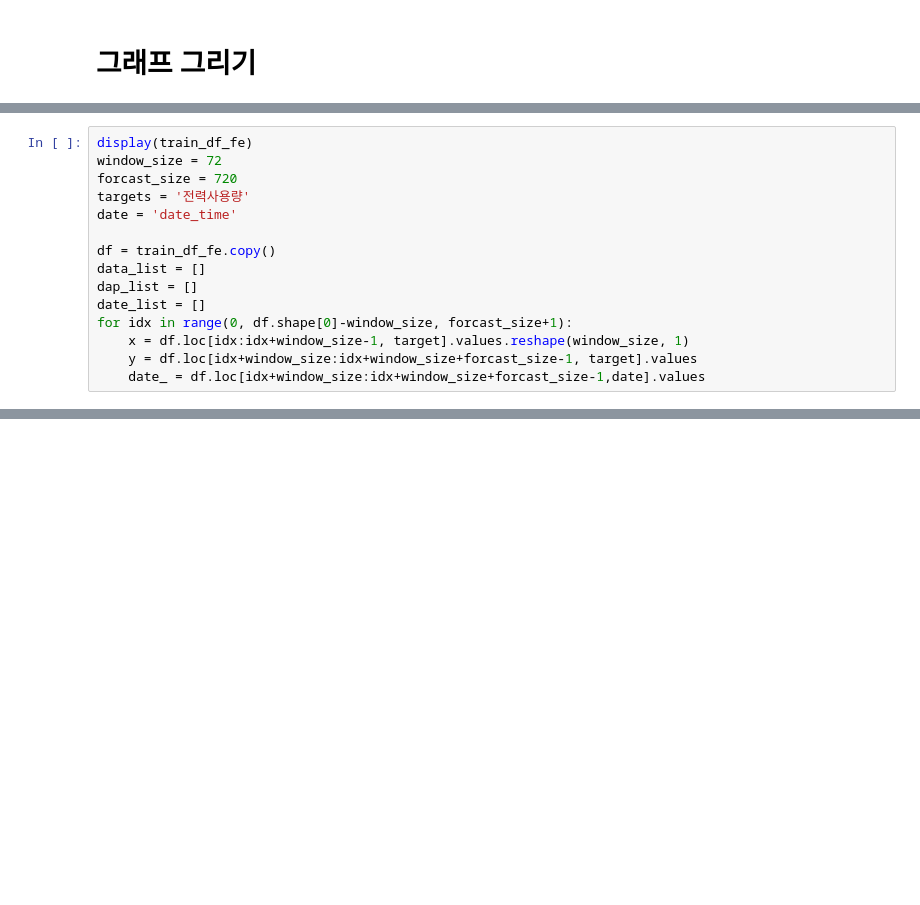
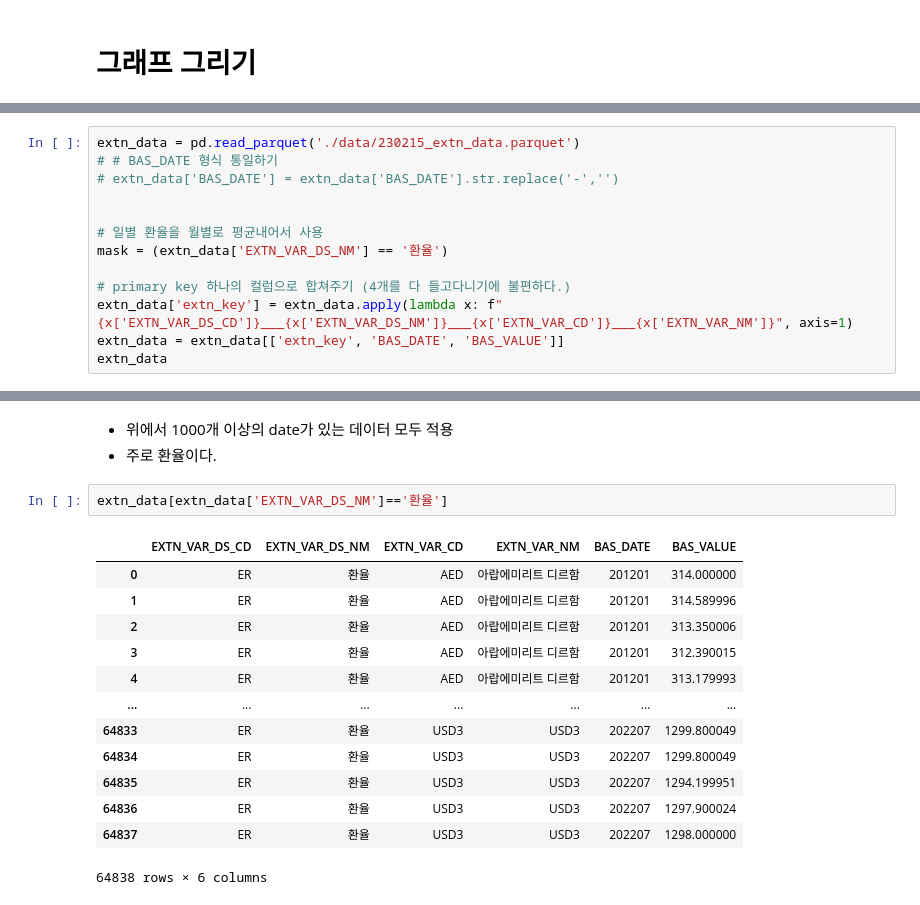
Before and after one commit to epzlfnql/Automated-Trading-Systems, a Jupyter notebook: 장기시계열예측_방법론/LTSF.ipynb, the cells around one changed output, grey strips where cells are left out. Drawn from its saved outputs; the diff is of its cells as text; blank space fills up the shorter version.

```diff
--- a/장기시계열예측_방법론/LTSF.ipynb
+++ b/장기시계열예측_방법론/LTSF.ipynb
@@ -701,15 +509,0 @@ for name, w in weights_list.items():
-# %%
-display(train_df_fe)
-window_size = 72
-forcast_size = 720
-targets = '전력사용량'
-date = 'date_time'
-
-df = train_df_fe.copy()
-data_list = []
-dap_list = []
-date_list = []
-for idx in range(0, df.shape[0]-window_size, forcast_size+1):
-    x = df.loc[idx:idx+window_size-1, target].values.reshape(window_size, 1)
-    y = df.loc[idx+window_size:idx+window_size+forcast_size-1, target].values
-    date_ = df.loc[idx+window_size:idx+window_size+forcast_size-1,date].values
@@ -887,0 +558,13 @@ class Model(nn.Module):
+# %%
+extn_data = pd.read_parquet('./data/230215_extn_data.parquet')
+# # BAS_DATE 형식 통일하기
+# extn_data['BAS_DATE'] = extn_data['BAS_DATE'].str.replace('-','')
+
+
+# 일별 환율을 월별로 평균내어서 사용
+mask = (extn_data['EXTN_VAR_DS_NM'] == '환율')
+
+# primary key 하나의 컬럼으로 합쳐주기 (4개를 다 들고다니기에 불편하다.)
+extn_data['extn_key'] = extn_data.apply(lambda x: f"{x['EXTN_VAR_DS_CD']}___{x['EXTN_VAR_DS_NM']}___{x['EXTN_VAR_CD']}___{x['EXTN_VAR_NM']}", axis=1)
+extn_data = extn_data[['extn_key', 'BAS_DATE', 'BAS_VALUE']]
+extn_data
@@ -887,0 +605,19 @@ class Model(nn.Module):
+# %% [markdown]
+- 위에서 1000개 이상의 date가 있는 데이터 모두 적용
+- 주로 환율이다.
+# %%
+extn_data[extn_data['EXTN_VAR_DS_NM']=='환율']
+# %% [output]
+|  | EXTN_VAR_DS_CD | EXTN_VAR_DS_NM | EXTN_VAR_CD | EXTN_VAR_NM | BAS_DATE | BAS_VALUE |
+| 0 | ER | 환율 | AED | 아랍에미리트 디르함 | 201201 | 314.000000 |
+| 1 | ER | 환율 | AED | 아랍에미리트 디르함 | 201201 | 314.589996 |
+| 2 | ER | 환율 | AED | 아랍에미리트 디르함 | 201201 | 313.350006 |
+| 3 | ER | 환율 | AED | 아랍에미리트 디르함 | 201201 | 312.390015 |
+| 4 | ER | 환율 | AED | 아랍에미리트 디르함 | 201201 | 313.179993 |
+| ... | ... | ... | ... | ... | ... | ... |
+| 64833 | ER | 환율 | USD3 | USD3 | 202207 | 1299.800049 |
+| 64834 | ER | 환율 | USD3 | USD3 | 202207 | 1299.800049 |
+| 64835 | ER | 환율 | USD3 | USD3 | 202207 | 1294.199951 |
+| 64836 | ER | 환율 | USD3 | USD3 | 202207 | 1297.900024 |
+| 64837 | ER | 환율 | USD3 | USD3 | 202207 | 1298.000000 |
+64838 rows × 6 columns
```
Also changed, not shown: parts of 30 cells of this notebook, 2 other files.
